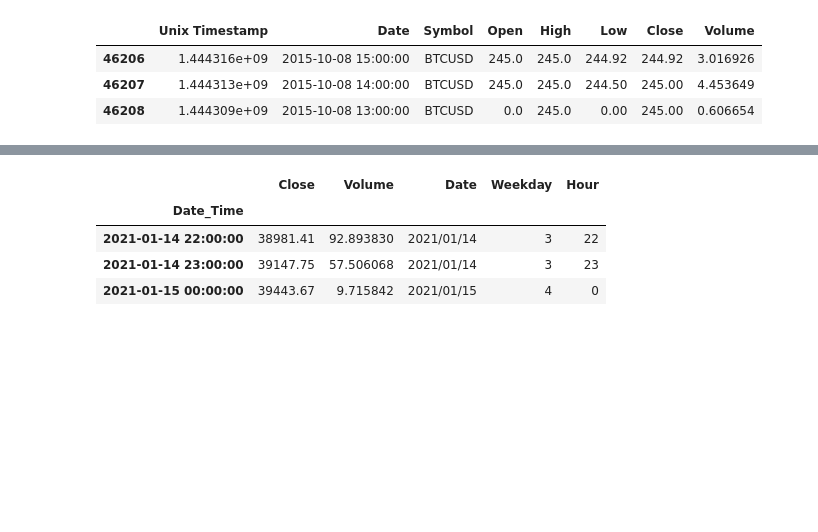
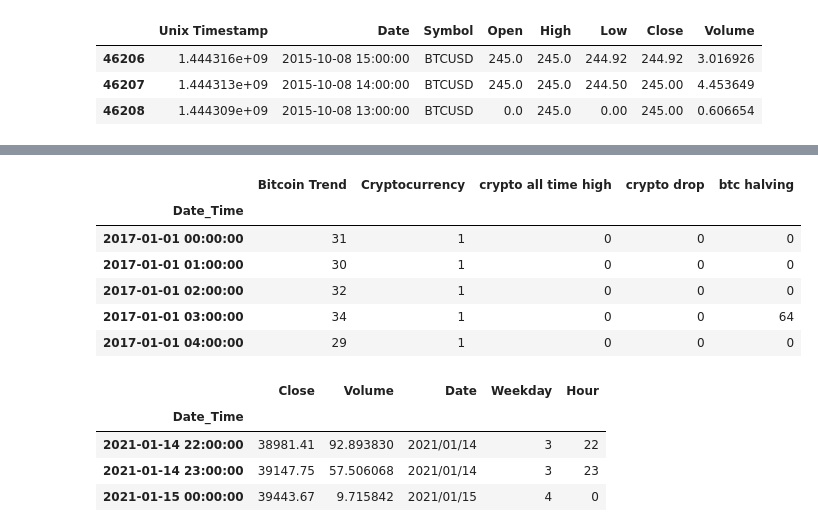
Before and after one commit to amanafzali/Project_2, a Jupyter notebook: data_prep.ipynb, the cells around one changed output, grey strips where cells are left out. Cells and saved outputs as stored; diff of their text form; code cells hidden in the pictures; blank space fills up the shorter version.

Commit message:
added trend data to main csv

```diff
--- a/data_prep.ipynb
+++ b/data_prep.ipynb
@@ -19,3 +19,13 @@ btc_df.tail(3)
 | 46206 | 1.444316e+09 | 2015-10-08 15:00:00 | BTCUSD | 245.0 | 245.0 | 244.92 | 244.92 | 3.016926 |
 | 46207 | 1.444313e+09 | 2015-10-08 14:00:00 | BTCUSD | 245.0 | 245.0 | 244.50 | 245.00 | 4.453649 |
 | 46208 | 1.444309e+09 | 2015-10-08 13:00:00 | BTCUSD | 0.0 | 245.0 | 0.00 | 245.00 | 0.606654 |
+# %%
+# trend_data_df_1 = pd.read_csv(Path("RawData/df2.csv"),parse_dates=True,index_col='Date')
+trend_data_df_1 = pd.read_csv(Path("RawData/trend_data_df_1.csv"),parse_dates=True,index_col='date')
+trend_data_df_2 = pd.read_csv(Path("RawData/trend_data_df_2.csv"),parse_dates=True,index_col='date')
+
+# Drop unnecessary columns
+del trend_data_df_1['isPartial']
+del trend_data_df_2['isPartial']
+
+trend_data_df_1.tail(3)
@@ -22,3 +38,16 @@ btc_df.tail(3)
+# %%
+trend_data = trend_data_df_1.merge(trend_data_df_2, left_on="date", right_on="date")
+trend_data.index.names = ['Date_Time']
+
+trend_data.head()
+# %% [output]
+|  | Bitcoin Trend | Cryptocurrency | crypto all time high | crypto drop | btc halving |
+| Date_Time |  |  |  |  |  |
+| 2017-01-01 00:00:00 | 31 | 1 | 0 | 0 | 0 |
+| 2017-01-01 01:00:00 | 30 | 1 | 0 | 0 | 0 |
+| 2017-01-01 02:00:00 | 32 | 1 | 0 | 0 | 0 |
+| 2017-01-01 03:00:00 | 34 | 1 | 0 | 0 | 64 |
+| 2017-01-01 04:00:00 | 29 | 1 | 0 | 0 | 0 |
 # %%
 # Clean and prep dataframe for model use
 
```
Also changed, not shown: parts of 5 cells of this notebook, 5 other files.
